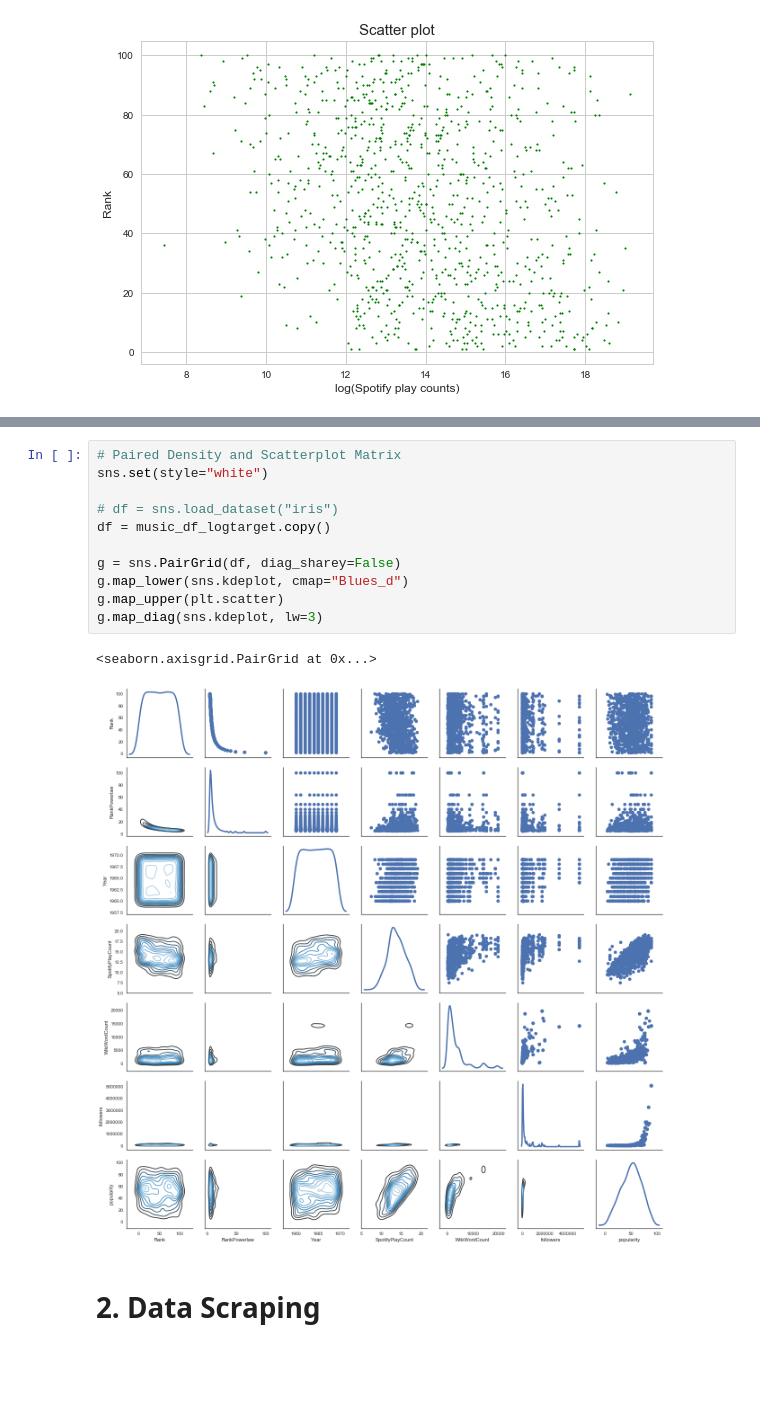
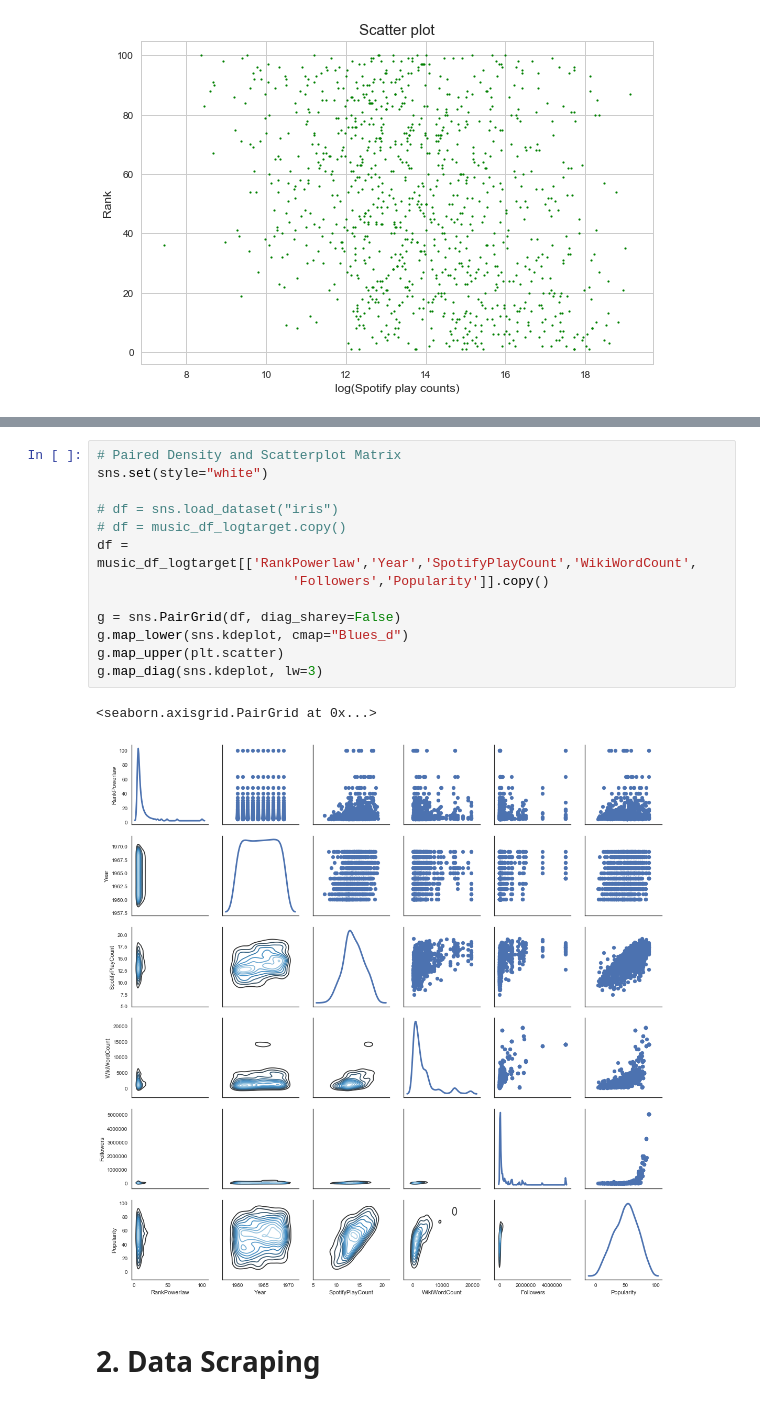
Before and after one commit to caitaozhan/CSE519-Homework-Project, a Jupyter notebook: TheProject/src/music-Haena.ipynb, the cells around one changed output, grey strips where cells are left out. Cells and saved outputs as stored; diff of their text form; blank space fills up the shorter version.

```diff
--- a/TheProject/src/music-Haena.ipynb
+++ b/TheProject/src/music-Haena.ipynb
@@ -228,17 +228,19 @@ music_df.loc[music_df['SpotifyPlayCount'] == music_df.SpotifyPlayCount.max()]
 # %%
 # Paired Density and Scatterplot Matrix
 sns.set(style="white")
 
 # df = sns.load_dataset("iris")
-df = music_df_logtarget.copy()
+# df = music_df_logtarget.copy()
+df = music_df_logtarget[['RankPowerlaw','Year','SpotifyPlayCount','WikiWordCount',
+                         'Followers','Popularity']].copy()
 
 g = sns.PairGrid(df, diag_sharey=False)
 g.map_lower(sns.kdeplot, cmap="Blues_d")
 g.map_upper(plt.scatter)
 g.map_diag(sns.kdeplot, lw=3)
 # %% [output]
 <seaborn.axisgrid.PairGrid at 0x...>
-[figure, old version]
+[figure, new version]
 # %% [markdown]
 # 2. Data Scraping
 # %% [markdown]
```
Also changed, not shown: parts of 12 cells of this notebook.
